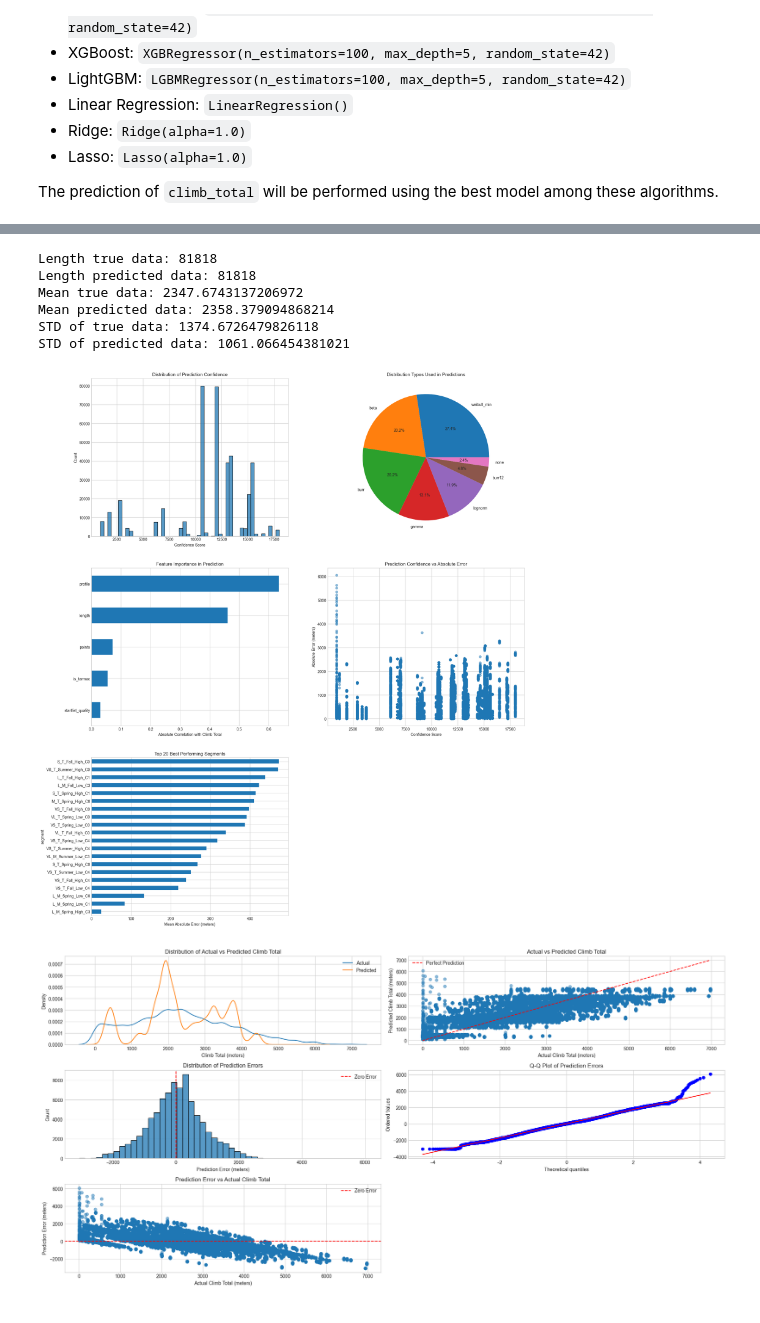
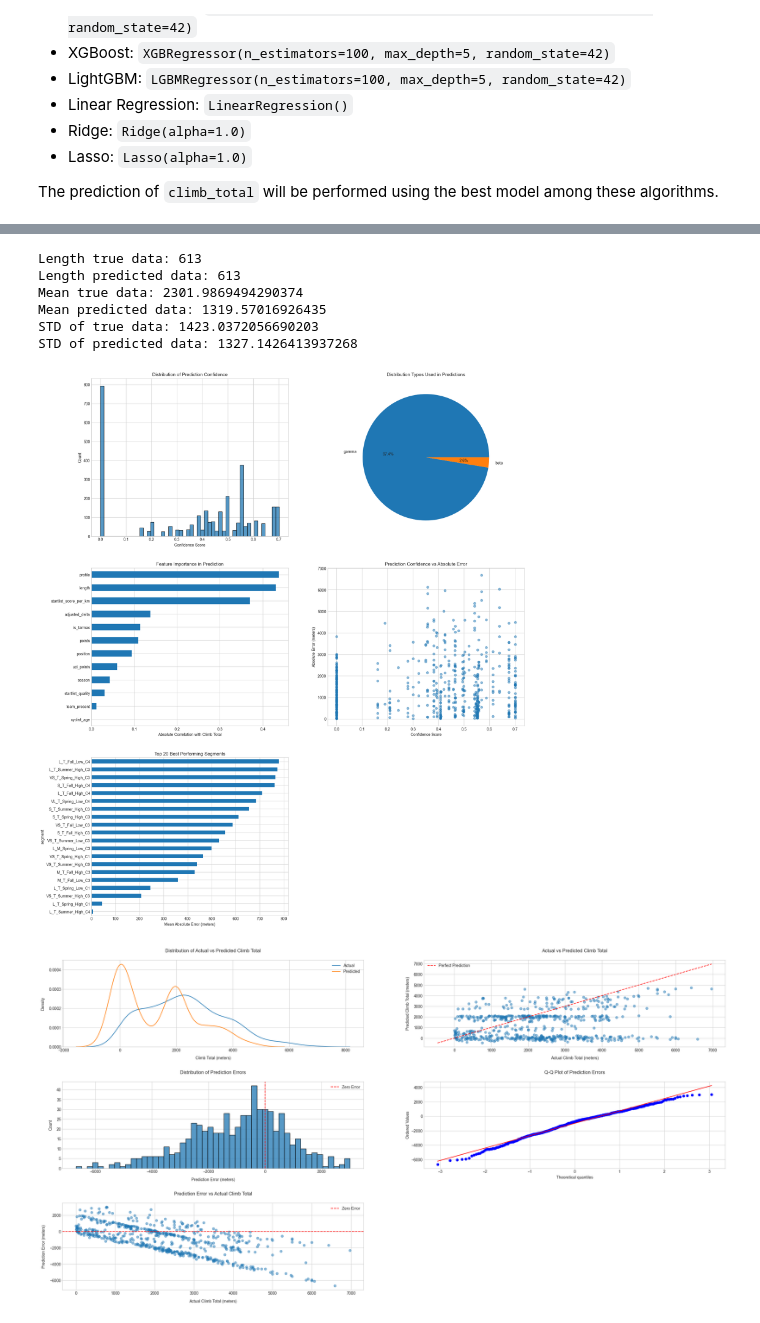
Before and after one commit to lesi-nedo/DataMining-unipi-24-25, a Jupyter notebook: OleksiyDataTrans.ipynb, the cells around one changed output, grey strips where cells are left out. Drawn from its saved outputs; the diff is of its cells as text; code cells hidden in the pictures.

Commit message:
fix(everything): fixed the predictions

```diff
--- a/OleksiyDataTrans.ipynb
+++ b/OleksiyDataTrans.ipynb
@@ -1240,20 +1540,20 @@ L_M_Spring_Low_C3            2228.716293  2904          13459.729050
 # %%
 
 
 # Create all visualizations
-predictions_with_profiles.loc[random_indices, 'climb_total'] = y_test
-create_prediction_visualizations(predictions_with_profiles, y_test, stats_races_profiles, feature_name="climb_total")
-create_segment_analysis(predictions_with_profiles, feature_name='climb_total')
+predictions.loc[random_indices, 'climb_total'] = y_test
+create_prediction_visualizations(predictions, y_test, stats_races, feature_name="climb_total")
+create_segment_analysis(predictions, feature_name='climb_total')
 
 # For interactive analysis in Jupyter notebook:
 # %matplotlib inline
 # plot_interactive_analysis(predictions)
 # %% [output]
-Length true data: 81818
-Length predicted data: 81818
-Mean true data: 2347.6743137206972
-Mean predicted data: 2358.379094868214
-STD of true data: 1374.6726479826118
-STD of predicted data: 1061.066454381021
+Length true data: 613
+Length predicted data: 613
+Mean true data: 2301.9869494290374
+Mean predicted data: 1319.57016926435
+STD of true data: 1423.0372056690203
+STD of predicted data: 1327.1426413937268
-[figure, old version]
+[figure, new version]
-[figure, old version]
+[figure, new version]
```
Also changed, not shown: parts of 16 cells of this notebook.
